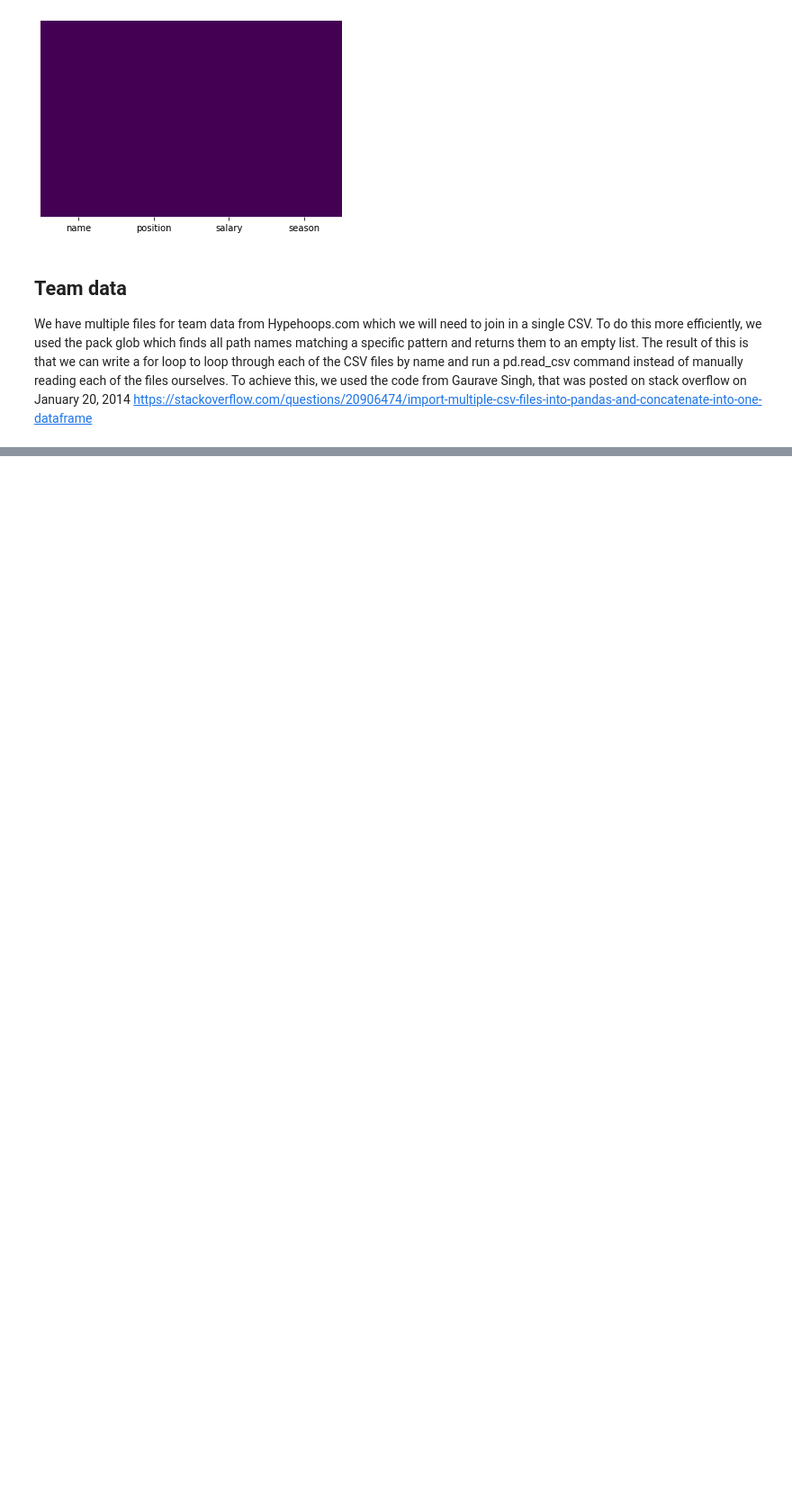
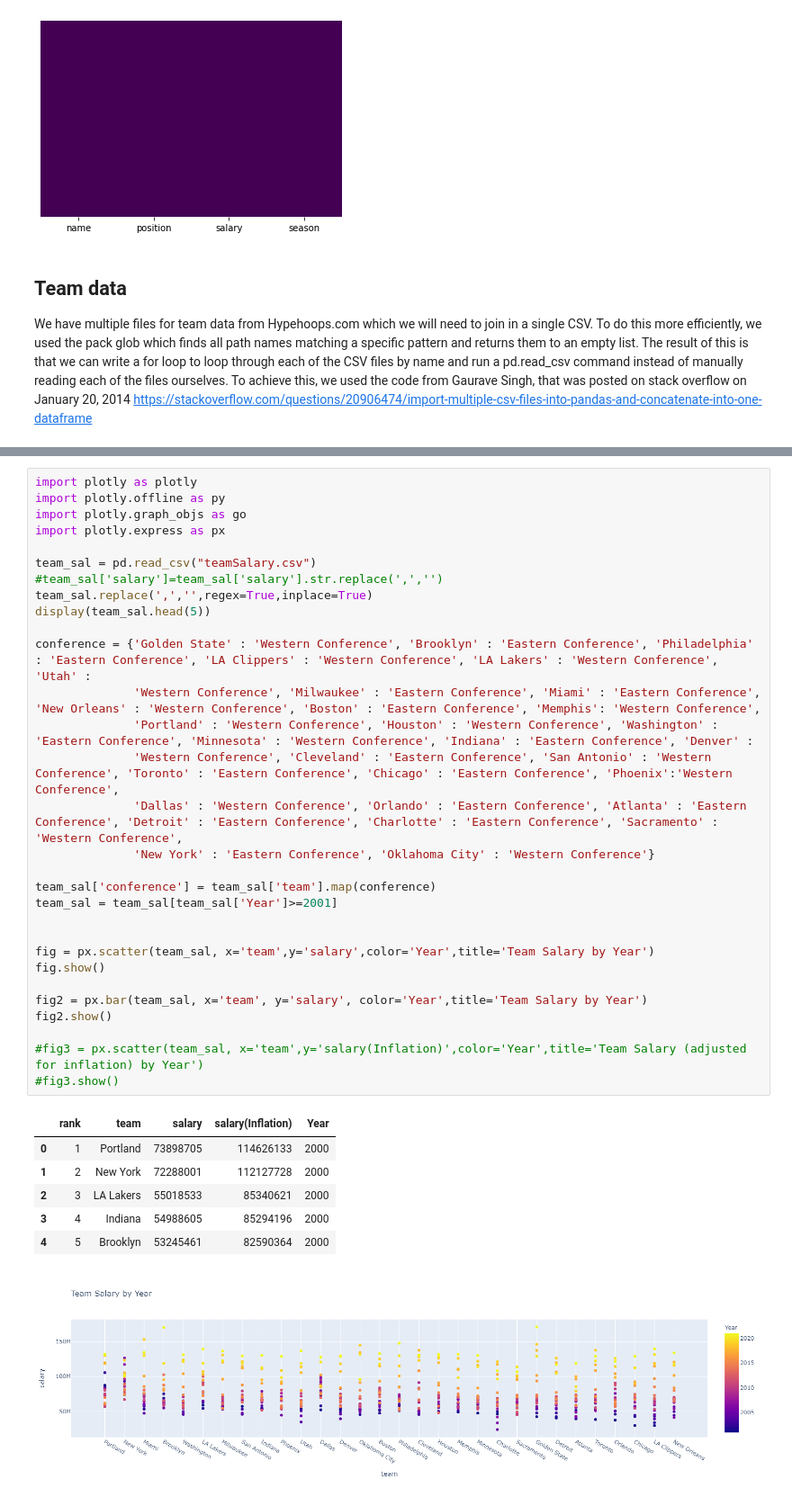
Before and after one commit to Ly-Mark/Data601_Project, a Jupyter notebook: Data601NBASalaries.ipynb, the cells around one changed output, grey strips where cells are left out. Shown at 90% size. Drawn from its saved outputs; the diff is of its cells as text; blank space fills up the shorter version.

Commit message:
Added conference dictionary and initial visuals
Added a dictionary to map conference to teams.
Created a few initial visualizations at high-level of teams.

```diff
--- a/Data601NBASalaries.ipynb
+++ b/Data601NBASalaries.ipynb
@@ -324,0 +304,38 @@ team2021
+# %%
+import plotly as plotly
+import plotly.offline as py
+import plotly.graph_objs as go
+import plotly.express as px
+
+team_sal = pd.read_csv("teamSalary.csv")
+#team_sal['salary']=team_sal['salary'].str.replace(',','')
+team_sal.replace(',','',regex=True,inplace=True)
+display(team_sal.head(5))
+
+conference = {'Golden State' : 'Western Conference', 'Brooklyn' : 'Eastern Conference', 'Philadelphia' : 'Eastern Conference', 'LA Clippers' : 'Western Conference', 'LA Lakers' : 'Western Conference', 'Utah' :
+              'Western Conference', 'Milwaukee' : 'Eastern Conference', 'Miami' : 'Eastern Conference', 'New Orleans' : 'Western Conference', 'Boston' : 'Eastern Conference', 'Memphis': 'Western Conference',
+              'Portland' : 'Western Conference', 'Houston' : 'Western Conference', 'Washington' : 'Eastern Conference', 'Minnesota' : 'Western Conference', 'Indiana' : 'Eastern Conference', 'Denver' :
+              'Western Conference', 'Cleveland' : 'Eastern Conference', 'San Antonio' : 'Western Conference', 'Toronto' : 'Eastern Conference', 'Chicago' : 'Eastern Conference', 'Phoenix':'Western Conference',
+              'Dallas' : 'Western Conference', 'Orlando' : 'Eastern Conference', 'Atlanta' : 'Eastern Conference', 'Detroit' : 'Eastern Conference', 'Charlotte' : 'Eastern Conference', 'Sacramento' : 'Western Conference',
+              'New York' : 'Eastern Conference', 'Oklahoma City' : 'Western Conference'}
+
+team_sal['conference'] = team_sal['team'].map(conference)
+team_sal = team_sal[team_sal['Year']>=2001]
+
+
+fig = px.scatter(team_sal, x='team',y='salary',color='Year',title='Team Salary by Year')
+fig.show()
+
+fig2 = px.bar(team_sal, x='team', y='salary', color='Year',title='Team Salary by Year')
+fig2.show()
+
+#fig3 = px.scatter(team_sal, x='team',y='salary(Inflation)',color='Year',title='Team Salary (adjusted for inflation) by Year')
+#fig3.show()
+# %% [output]
+|  | rank | team | salary | salary(Inflation) | Year |
+| 0 | 1 | Portland | 73898705 | 114626133 | 2000 |
+| 1 | 2 | New York | 72288001 | 112127728 | 2000 |
+| 2 | 3 | LA Lakers | 55018533 | 85340621 | 2000 |
+| 3 | 4 | Indiana | 54988605 | 85294196 | 2000 |
+| 4 | 5 | Brooklyn | 53245461 | 82590364 | 2000 |
+[figure, added]
```
Also changed, not shown: parts of 6 cells of this notebook.
